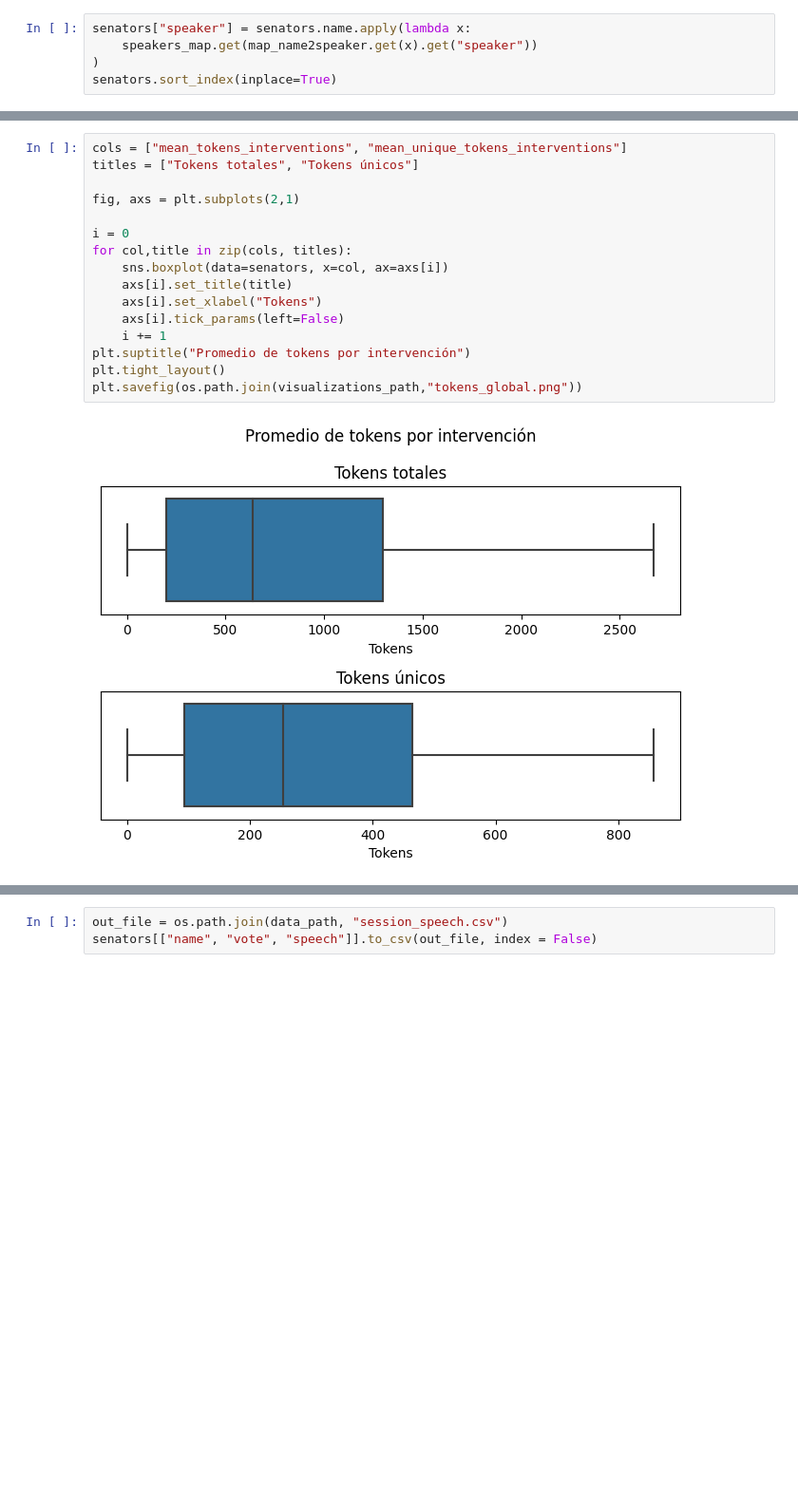
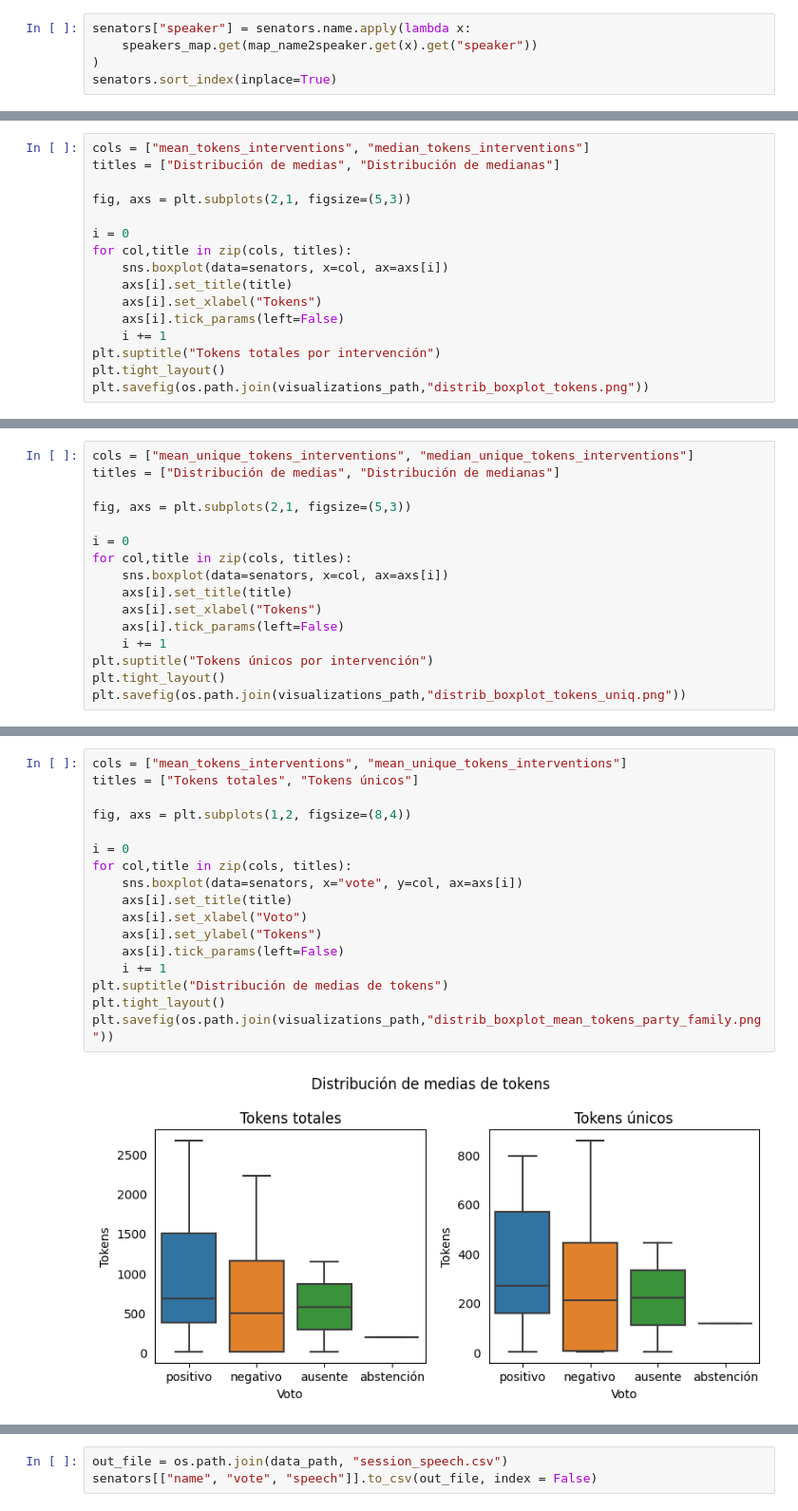
Before and after one commit to macfernandez/eddc-specialization-project, a Jupyter notebook: notebooks/02-data-description.ipynb, the cells around one changed output, grey strips where cells are left out. Shown at 95% size. Cells and saved outputs as stored; diff of their text form; blank space fills up the shorter version.

```diff
--- a/notebooks/02-data-description.ipynb
+++ b/notebooks/02-data-description.ipynb
@@ -183,0 +466,16 @@ Tokens únicos:
+# %%
+cols = ["mean_tokens_interventions", "median_tokens_interventions"]
+titles = ["Distribución de medias", "Distribución de medianas"]
+
+fig, axs = plt.subplots(2,1, figsize=(5,3))
+
+i = 0
+for col,title in zip(cols, titles):
+    sns.boxplot(data=senators, x=col, ax=axs[i])
+    axs[i].set_title(title)
+    axs[i].set_xlabel("Tokens")
+    axs[i].tick_params(left=False)
+    i += 1
+plt.suptitle("Tokens totales por intervención")
+plt.tight_layout()
+plt.savefig(os.path.join(visualizations_path,"distrib_boxplot_tokens.png"))
@@ -183,0 +484,16 @@ Tokens únicos:
+# %%
+cols = ["mean_unique_tokens_interventions", "median_unique_tokens_interventions"]
+titles = ["Distribución de medias", "Distribución de medianas"]
+
+fig, axs = plt.subplots(2,1, figsize=(5,3))
+
+i = 0
+for col,title in zip(cols, titles):
+    sns.boxplot(data=senators, x=col, ax=axs[i])
+    axs[i].set_title(title)
+    axs[i].set_xlabel("Tokens")
+    axs[i].tick_params(left=False)
+    i += 1
+plt.suptitle("Tokens únicos por intervención")
+plt.tight_layout()
+plt.savefig(os.path.join(visualizations_path,"distrib_boxplot_tokens_uniq.png"))
@@ -184,18 +522,19 @@ Tokens únicos:
 # %%
 cols = ["mean_tokens_interventions", "mean_unique_tokens_interventions"]
 titles = ["Tokens totales", "Tokens únicos"]
 
-fig, axs = plt.subplots(2,1)
+fig, axs = plt.subplots(1,2, figsize=(8,4))
 
 i = 0
 for col,title in zip(cols, titles):
-    sns.boxplot(data=senators, x=col, ax=axs[i])
+    sns.boxplot(data=senators, x="vote", y=col, ax=axs[i])
     axs[i].set_title(title)
-    axs[i].set_xlabel("Tokens")
+    axs[i].set_xlabel("Voto")
+    axs[i].set_ylabel("Tokens")
     axs[i].tick_params(left=False)
     i += 1
-plt.suptitle("Promedio de tokens por intervención")
+plt.suptitle("Distribución de medias de tokens")
 plt.tight_layout()
-plt.savefig(os.path.join(visualizations_path,"tokens_global.png"))
+plt.savefig(os.path.join(visualizations_path,"distrib_boxplot_mean_tokens_party_family.png"))
 # %% [output]
-[figure, old version]
+[figure, new version]
```
Also changed, not shown: parts of 35 cells of this notebook, 2 other files.
